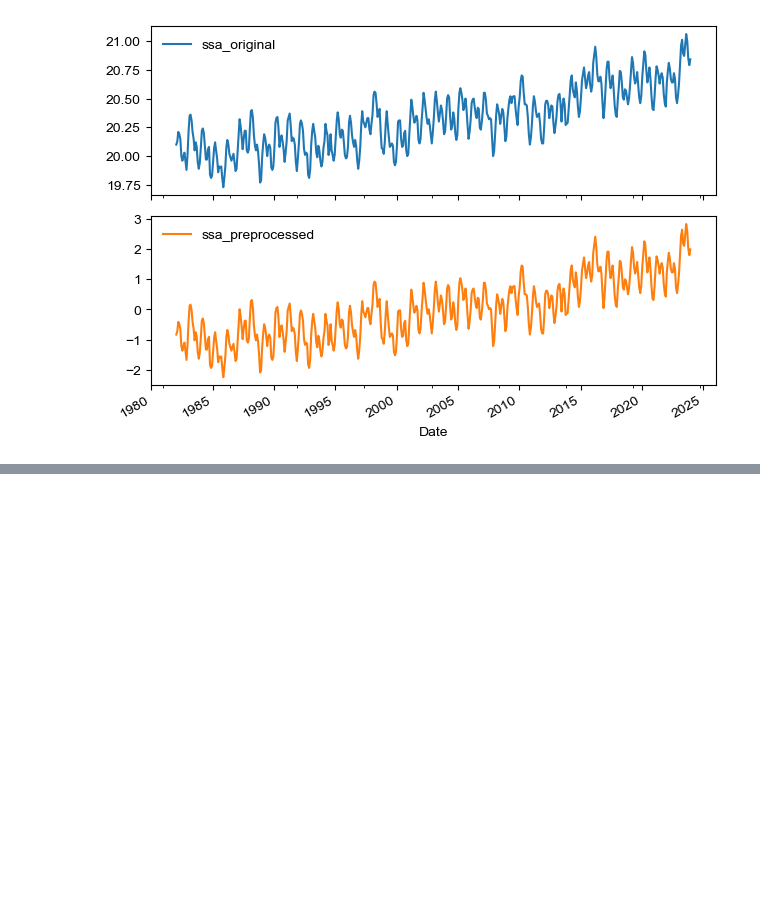
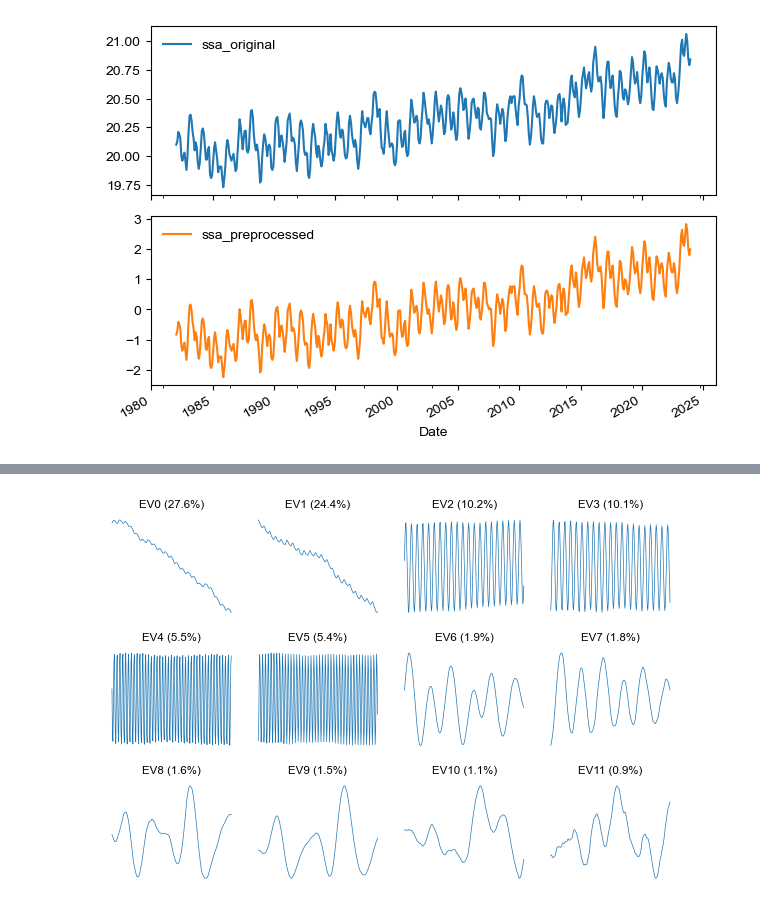
Before and after one commit to ADSCIAN/ssalib, a Jupyter notebook: notebooks/01_basic_ssa_introduction.ipynb, the cells around one changed output, grey strips where cells are left out. Saved outputs shown, nothing was run; the diff lists cells and outputs as text; code cells hidden in the pictures; blank space fills up the shorter version.

```diff
--- a/notebooks/01_basic_ssa_introduction.ipynb
+++ b/notebooks/01_basic_ssa_introduction.ipynb
@@ -178,0 +248,4 @@ Length: 504, dtype: float64
+# %%
+fig, ax = ssa.plot(kind='vectors', n_components=10, lw=.5)
+# %% [output]
+[figure, added]
```
Also changed, not shown: parts of 11 cells of this notebook.
